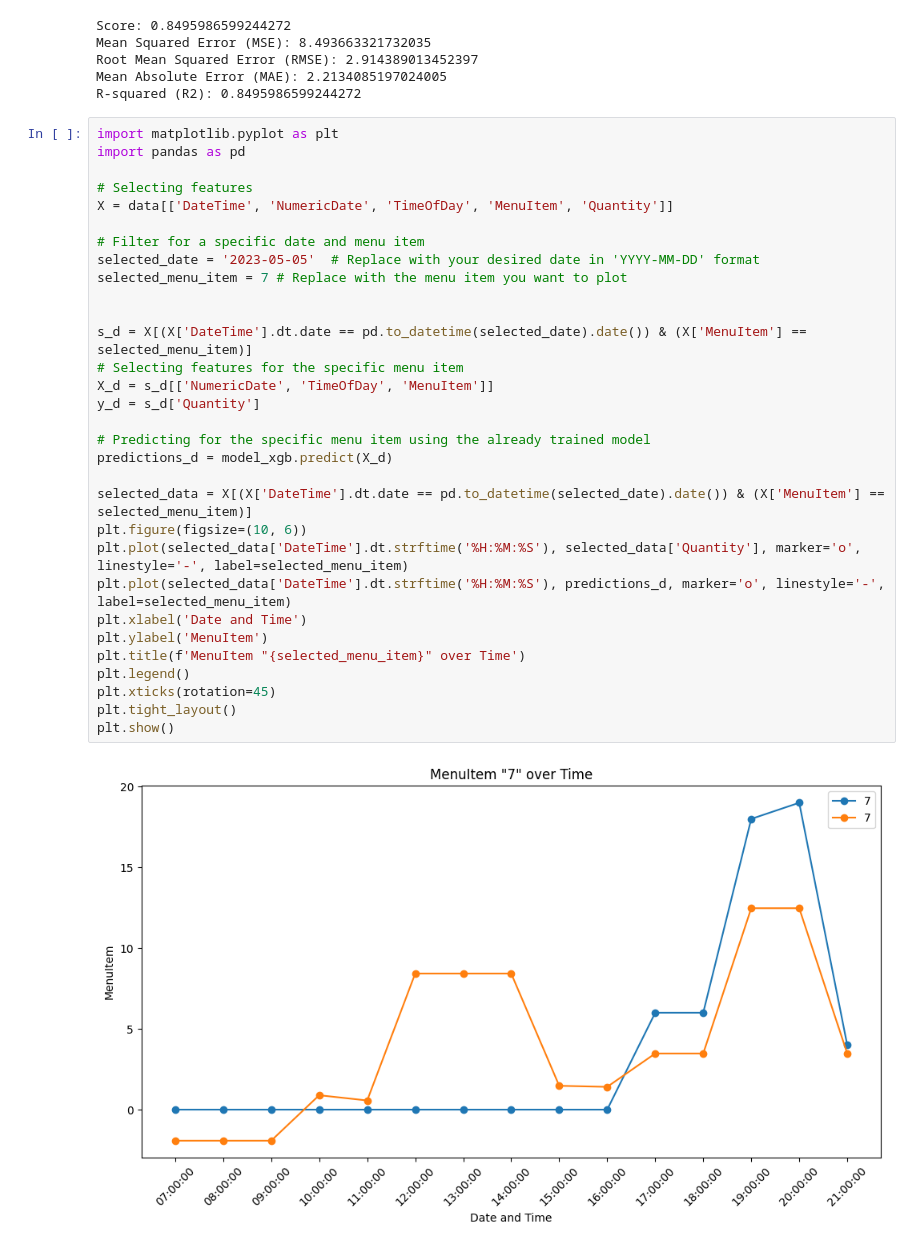
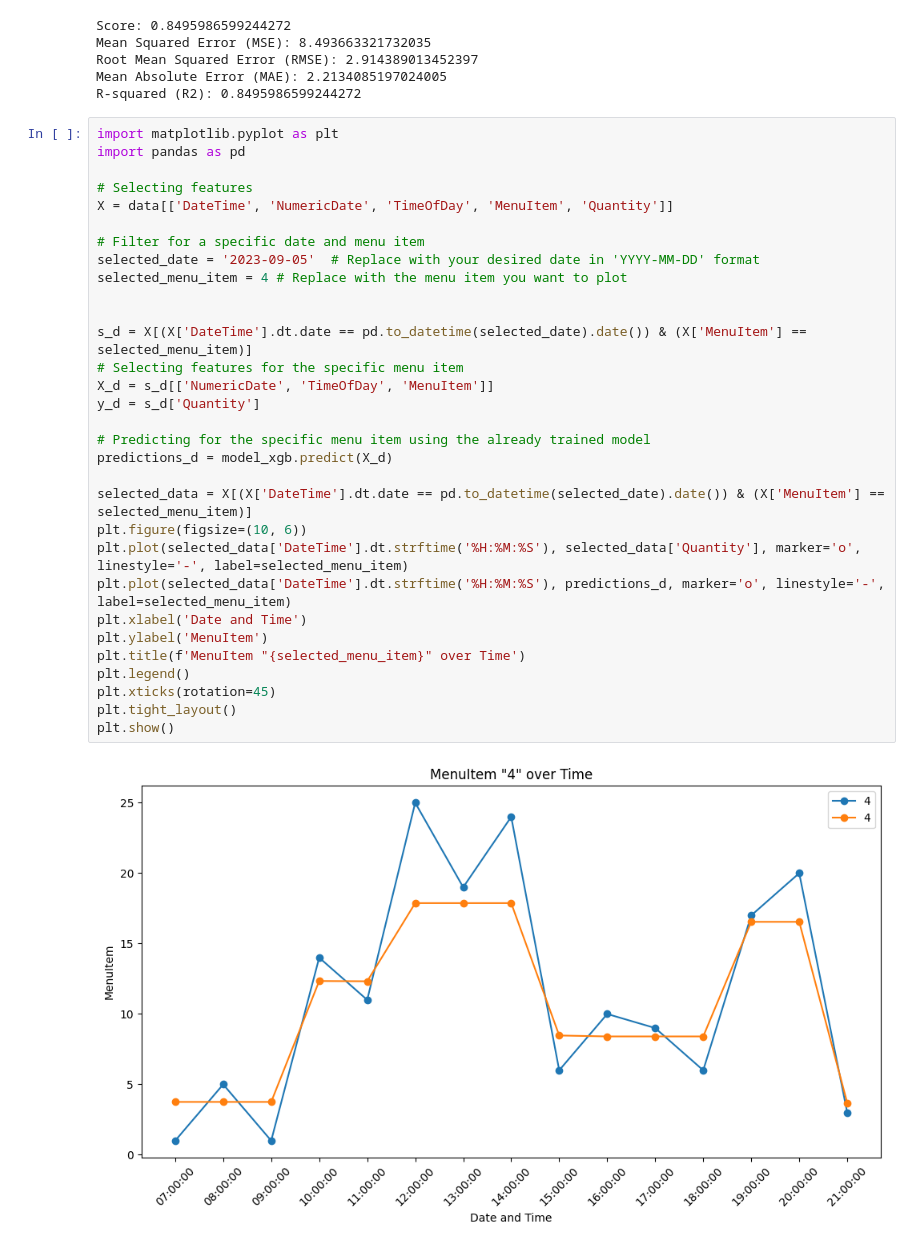
Before and after one commit to pramodsaji/proj-ml, a Jupyter notebook: xgboost.ipynb, the cells around one changed output. Drawn from its saved outputs; the diff is of its cells as text.

```diff
--- a/xgboost.ipynb
+++ b/xgboost.ipynb
@@ -109,33 +109,33 @@ R-squared (R2): 0.8495986599244272
 # %%
 import matplotlib.pyplot as plt
 import pandas as pd
 
 # Selecting features
 X = data[['DateTime', 'NumericDate', 'TimeOfDay', 'MenuItem', 'Quantity']]
 
 # Filter for a specific date and menu item
-selected_date = '2023-05-05'  # Replace with your desired date in 'YYYY-MM-DD' format
-selected_menu_item = 7 # Replace with the menu item you want to plot
+selected_date = '2023-09-05'  # Replace with your desired date in 'YYYY-MM-DD' format
+selected_menu_item = 4 # Replace with the menu item you want to plot
 
 
 s_d = X[(X['DateTime'].dt.date == pd.to_datetime(selected_date).date()) & (X['MenuItem'] == selected_menu_item)]
 # Selecting features for the specific menu item
 X_d = s_d[['NumericDate', 'TimeOfDay', 'MenuItem']]
 y_d = s_d['Quantity']
 
 # Predicting for the specific menu item using the already trained model
 predictions_d = model_xgb.predict(X_d)
 
 selected_data = X[(X['DateTime'].dt.date == pd.to_datetime(selected_date).date()) & (X['MenuItem'] == selected_menu_item)]
 plt.figure(figsize=(10, 6))
 plt.plot(selected_data['DateTime'].dt.strftime('%H:%M:%S'), selected_data['Quantity'], marker='o', linestyle='-', label=selected_menu_item)
 plt.plot(selected_data['DateTime'].dt.strftime('%H:%M:%S'), predictions_d, marker='o', linestyle='-', label=selected_menu_item)
 plt.xlabel('Date and Time')
 plt.ylabel('MenuItem')
 plt.title(f'MenuItem "{selected_menu_item}" over Time')
 plt.legend()
 plt.xticks(rotation=45)
 plt.tight_layout()
 plt.show()
 # %% [output]
-[figure, old version]
+[figure, new version]
```
